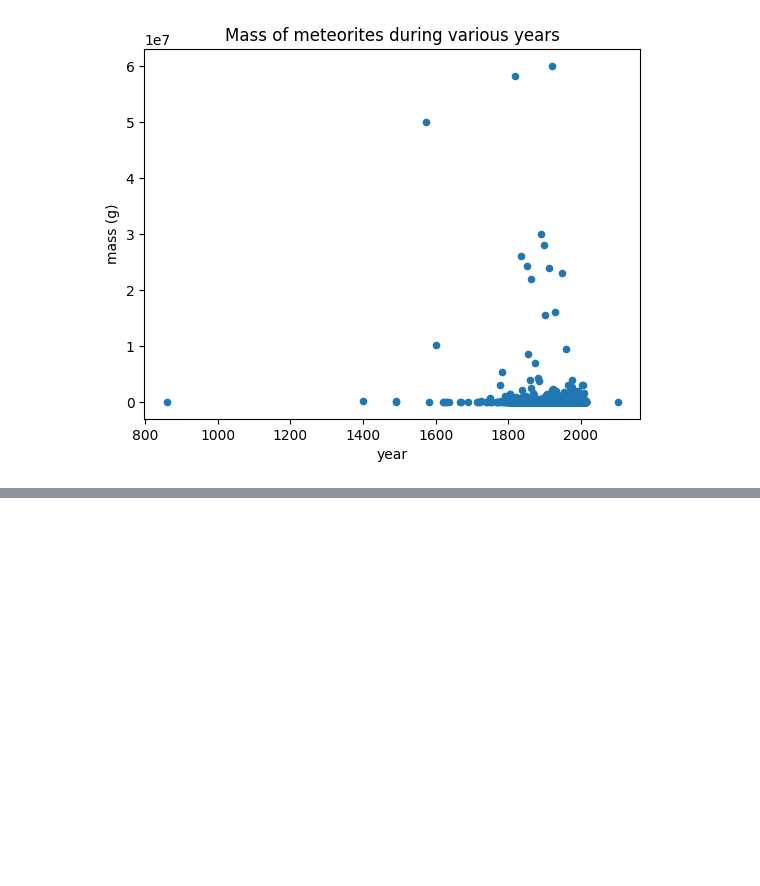
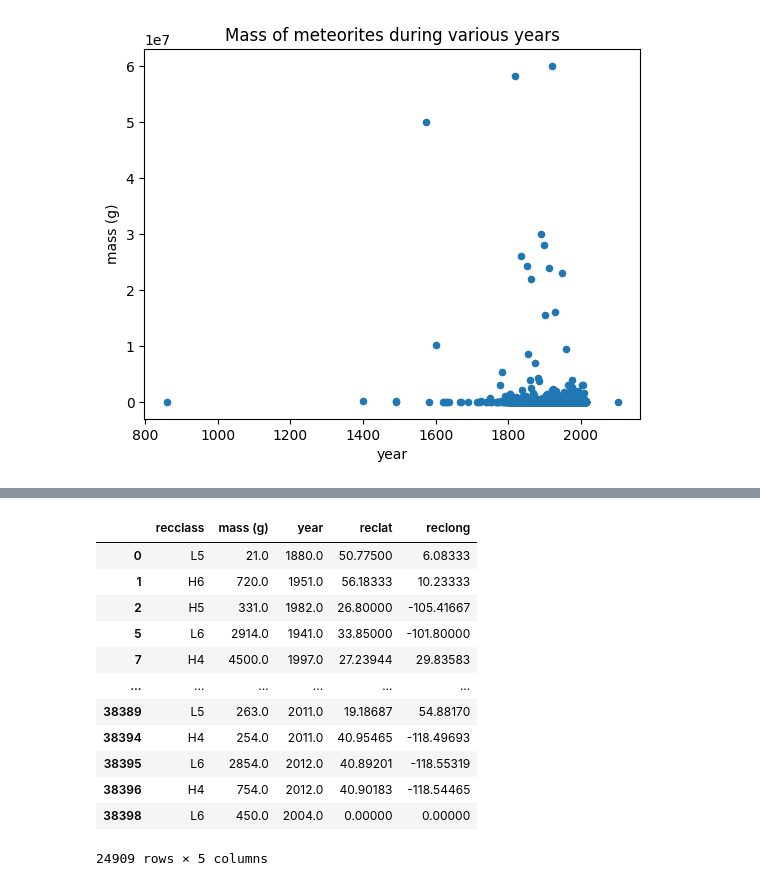
Before and after one commit to IevaF/SGT_Bootcamp_final_task, a Jupyter notebook: mysql.ipynb, the cells around one changed output, grey strips where cells are left out. Saved outputs shown, nothing was run; the diff lists cells and outputs as text; code cells hidden in the pictures; blank space fills up the shorter version.

```diff
--- a/mysql.ipynb
+++ b/mysql.ipynb
@@ -231,0 +254,17 @@ plt.show()
+# %%
+knn_df = knn_df.drop(['name', 'id', 'nametype', 'fall'], axis=1)
+knn_df
+# %% [output]
+|  | recclass | mass (g) | year | reclat | reclong |
+| 0 | L5 | 21.0 | 1880.0 | 50.77500 | 6.08333 |
+| 1 | H6 | 720.0 | 1951.0 | 56.18333 | 10.23333 |
+| 2 | H5 | 331.0 | 1982.0 | 26.80000 | -105.41667 |
+| 5 | L6 | 2914.0 | 1941.0 | 33.85000 | -101.80000 |
+| 7 | H4 | 4500.0 | 1997.0 | 27.23944 | 29.83583 |
+| ... | ... | ... | ... | ... | ... |
+| 38389 | L5 | 263.0 | 2011.0 | 19.18687 | 54.88170 |
+| 38394 | H4 | 254.0 | 2011.0 | 40.95465 | -118.49693 |
+| 38395 | L6 | 2854.0 | 2012.0 | 40.89201 | -118.55319 |
+| 38396 | H4 | 754.0 | 2012.0 | 40.90183 | -118.54465 |
+| 38398 | L6 | 450.0 | 2004.0 | 0.00000 | 0.00000 |
+24909 rows × 5 columns
```
Also changed, not shown: parts of 13 cells of this notebook.
